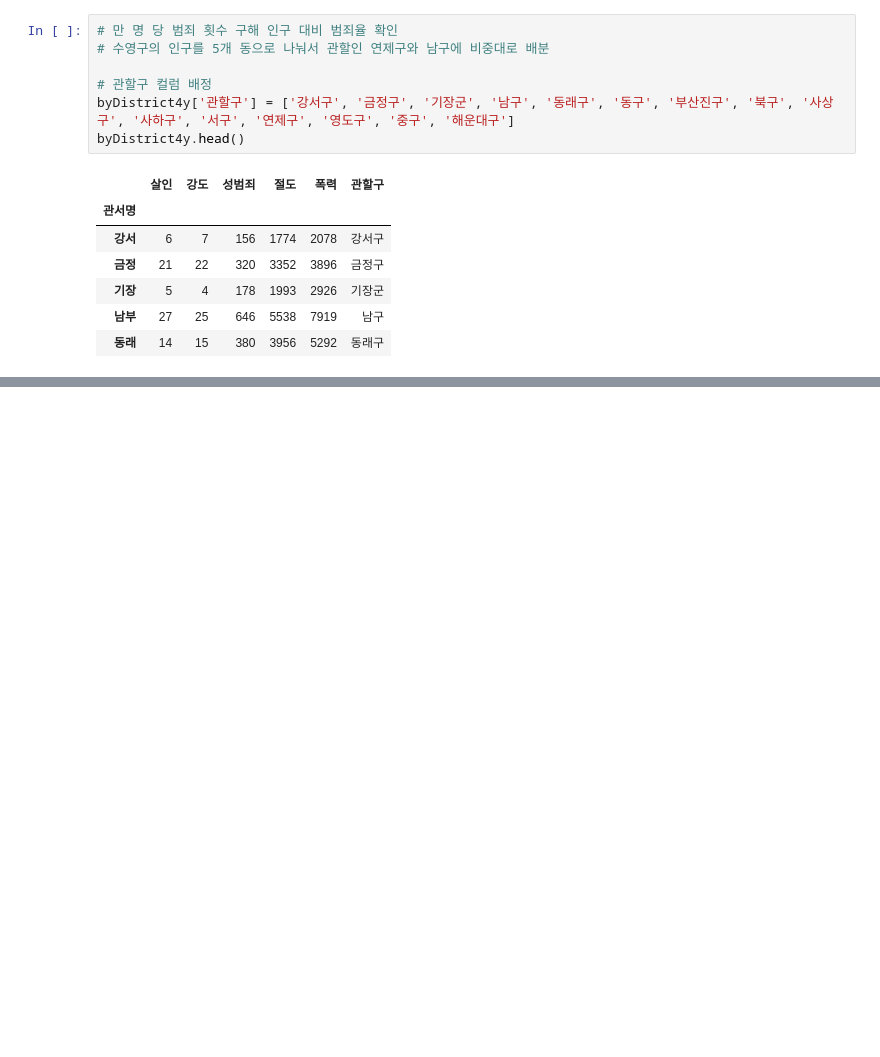
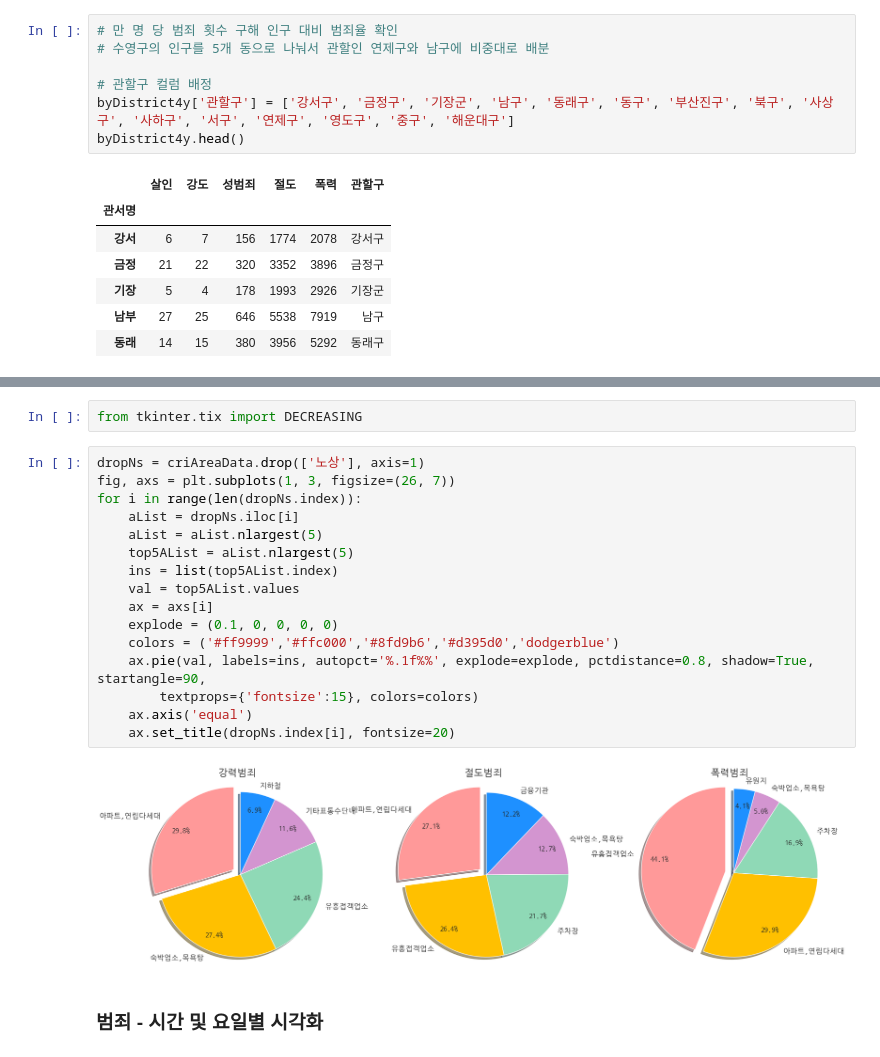
Before and after one commit to hyanyul/python-analysis-2024, a Jupyter notebook: codingTest/부산_5대_범죄_시각화.ipynb, the cells around one changed output, grey strips where cells are left out. Cells and saved outputs as stored; diff of their text form; blank space fills up the shorter version.

```diff
--- a/codingTest/부산_5대_범죄_시각화.ipynb
+++ b/codingTest/부산_5대_범죄_시각화.ipynb
@@ -161,0 +298,22 @@ popDf = pd.read
+# %%
+from tkinter.tix import DECREASING
+# %%
+dropNs = criAreaData.drop(['노상'], axis=1)
+fig, axs = plt.subplots(1, 3, figsize=(26, 7))
+for i in range(len(dropNs.index)):
+    aList = dropNs.iloc[i]
+    aList = aList.nlargest(5)
+    top5AList = aList.nlargest(5)
+    ins = list(top5AList.index)
+    val = top5AList.values
+    ax = axs[i]
+    explode = (0.1, 0, 0, 0, 0)
+    colors = ('#ff9999','#ffc000','#8fd9b6','#d395d0','dodgerblue')
+    ax.pie(val, labels=ins, autopct='%.1f%%', explode=explode, pctdistance=0.8, shadow=True, startangle=90,
+        textprops={'fontsize':15}, colors=colors)
+    ax.axis('equal')
+    ax.set_title(dropNs.index[i], fontsize=20)
+# %% [output]
+[figure, added]
+# %% [markdown]
+### 범죄 - 시간 및 요일별 시각화
```
Also changed, not shown: parts of 27 cells of this notebook, 4 other files.
